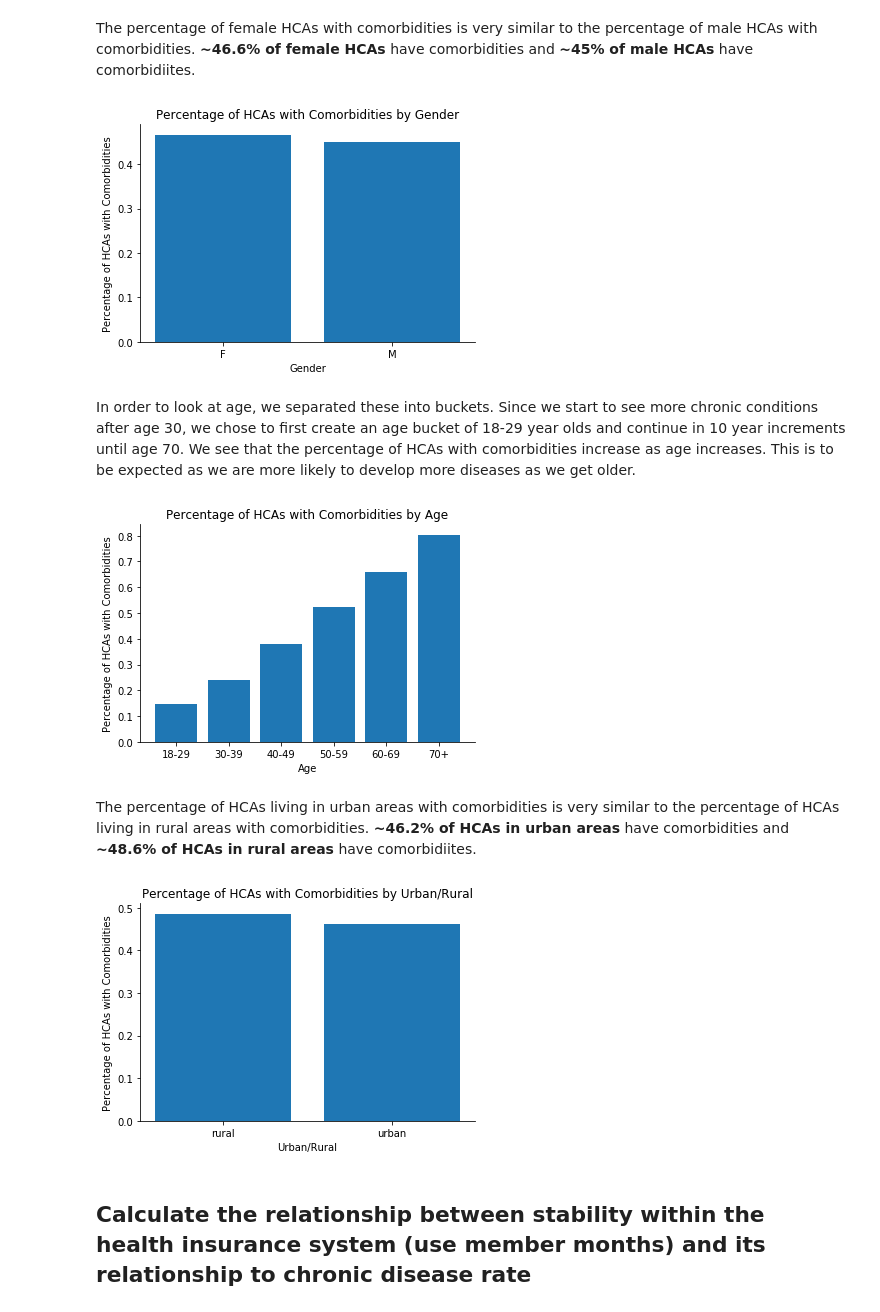
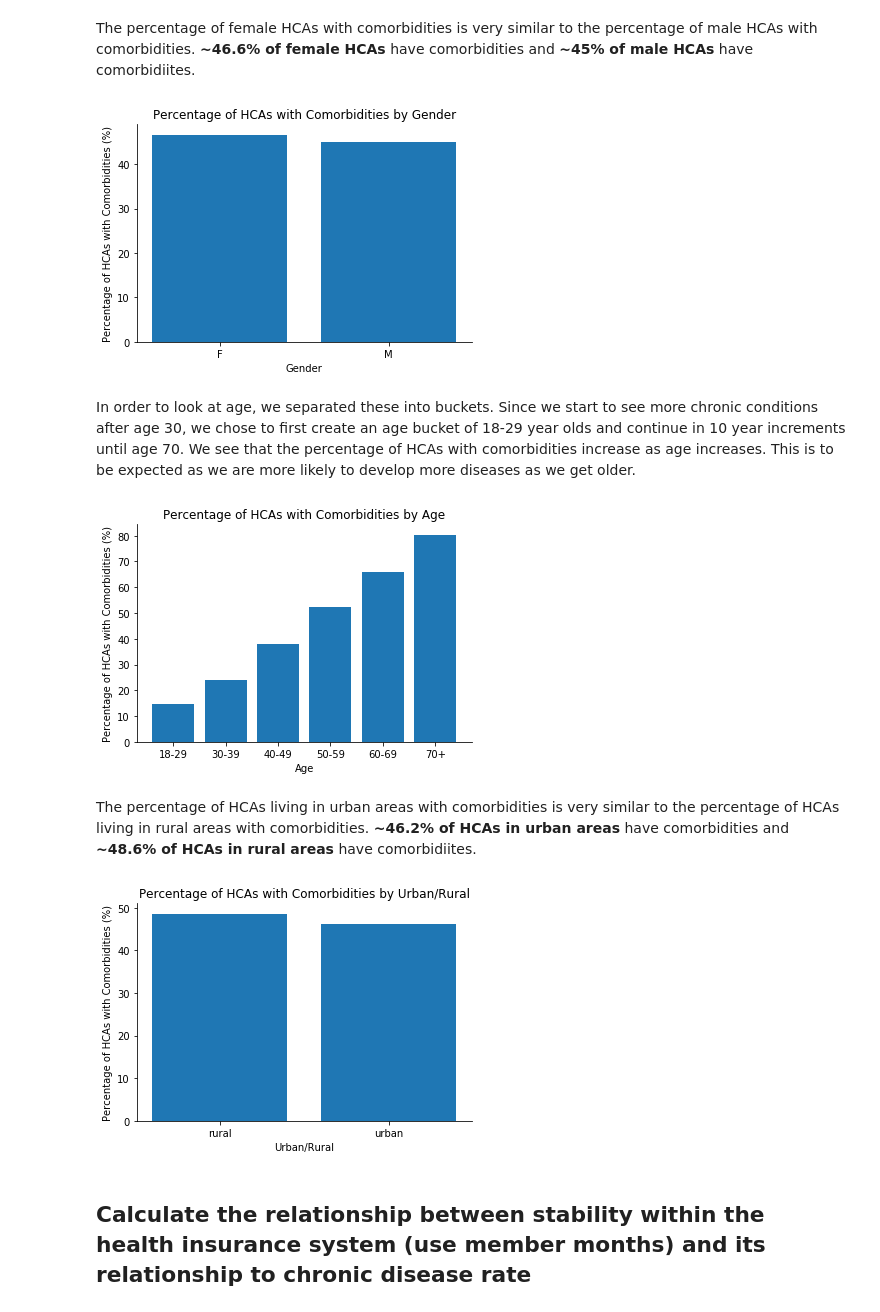
Before and after one commit to capstone2019/Capstone2019, a Jupyter notebook: Questions/Final Report.ipynb, the cells around one changed output. Drawn from its saved outputs; the diff is of its cells as text; code cells hidden in the pictures.

Commit message:
q6 chart, bold stats

```diff
--- a/Questions/Final Report.ipynb
+++ b/Questions/Final Report.ipynb
@@ -376,18 +358,18 @@ comorbid = med.groupby('member_id', as_index=False).apply(code_chronic_disease)
 # %%
 gender_comorbid = comorbid.loc[comorbid['chronic_disease'] == 2].groupby('gender').size()
 gender = comorbid.groupby('gender').size()
-gender_pct = gender_comorbid/gender
+gender_pct = gender_comorbid/gender*100
 
 ax = plt.subplot()
 ax.bar(gender_pct.index, gender_pct)
 ax.set_xlabel('Gender')
-ax.set_ylabel('Percentage of HCAs with Comorbidities')
+ax.set_ylabel('Percentage of HCAs with Comorbidities (%)')
 ax.set_title('Percentage of HCAs with Comorbidities by Gender')
 
 ax.spines['right'].set_visible(False)
 ax.spines['top'].set_visible(False)
 # %% [output]
-[figure, old version]
+[figure, new version]
 # %% [markdown]
 In order to look at age, we separated these into buckets. Since we start to see more chronic conditions after age 30, we chose to first create an age bucket of 18-29 year olds and continue in 10 year increments until age 70. We see that the percentage of HCAs with comorbidities increase as age increases. This is to be expected as we are more likely to develop more diseases as we get older.
 # %%
@@ -410,35 +392,35 @@ def age_buckets(row):
 comorbid['age_bucket'] = comorbid.apply(age_buckets, axis=1)
 age_comorbid = comorbid.loc[comorbid['chronic_disease'] == 2].groupby('age_bucket').size()
 age = comorbid.groupby('age_bucket').size()
-age_pct = age_comorbid/age
+age_pct = age_comorbid/age*100
 
 ax = plt.subplot()
 ax.bar(age_pct.index, age_pct)
 ax.set_xlabel('Age')
-ax.set_ylabel('Percentage of HCAs with Comorbidities')
+ax.set_ylabel('Percentage of HCAs with Comorbidities (%)')
 ax.set_title('Percentage of HCAs with Comorbidities by Age')
 
 ax.spines['right'].set_visible(False)
 ax.spines['top'].set_visible(False)
 # %% [output]
-[figure, old version]
+[figure, new version]
 # %% [markdown]
 The percentage of HCAs living in urban areas with comorbidities is very similar to the percentage of HCAs living in rural areas with comorbidities. __~46.2% of HCAs in urban areas__ have comorbidities and __~48.6% of HCAs in rural areas__ have comorbidiites.
 # %%
 urban_rural_comorbid = comorbid.loc[comorbid['chronic_disease'] == 2].groupby('urban_rural').size()
 urban_rural = comorbid.groupby('urban_rural').size()
-urban_rural_pct = urban_rural_comorbid/urban_rural
+urban_rural_pct = urban_rural_comorbid/urban_rural*100
 
 ax = plt.subplot()
 ax.bar(urban_rural_pct.index, urban_rural_pct)
 ax.set_xlabel('Urban/Rural')
-ax.set_ylabel('Percentage of HCAs with Comorbidities')
+ax.set_ylabel('Percentage of HCAs with Comorbidities (%)')
 ax.set_title('Percentage of HCAs with Comorbidities by Urban/Rural')
 
 ax.spines['right'].set_visible(False)
 ax.spines['top'].set_visible(False)
 # %% [output]
-[figure, old version]
+[figure, new version]
 # %% [markdown]
 ## Calculate the relationship between stability within the health insurance system (use member months) and its relationship to chronic disease rate
 # %% [markdown]
```
Also changed, not shown: parts of 3 cells of this notebook.
